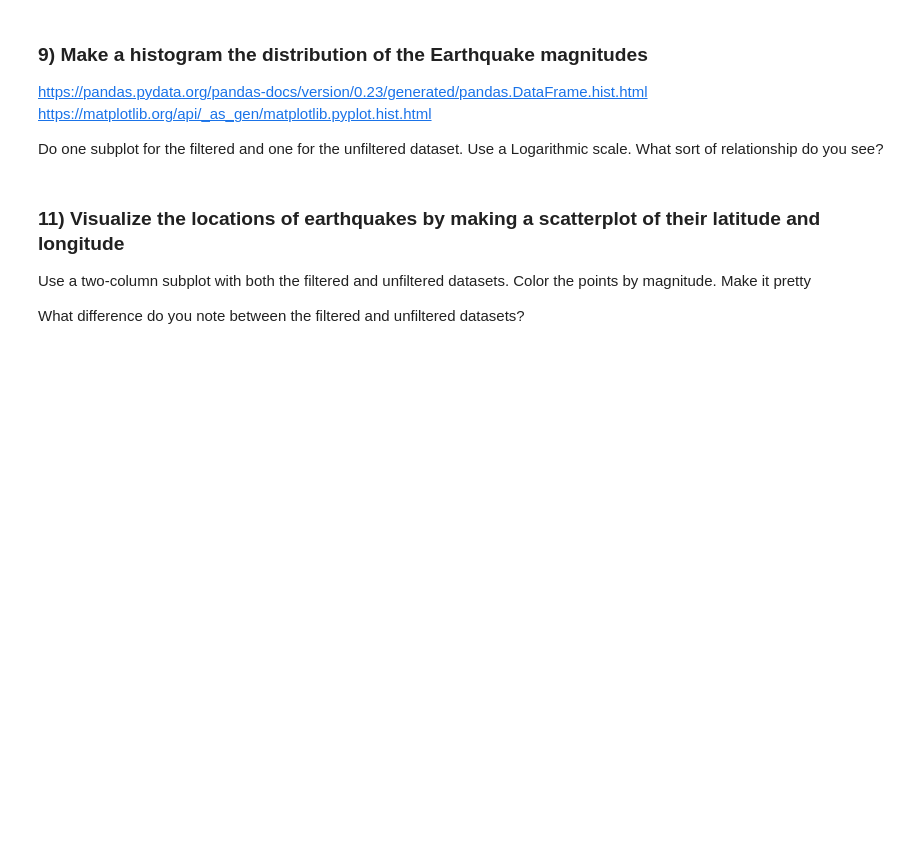
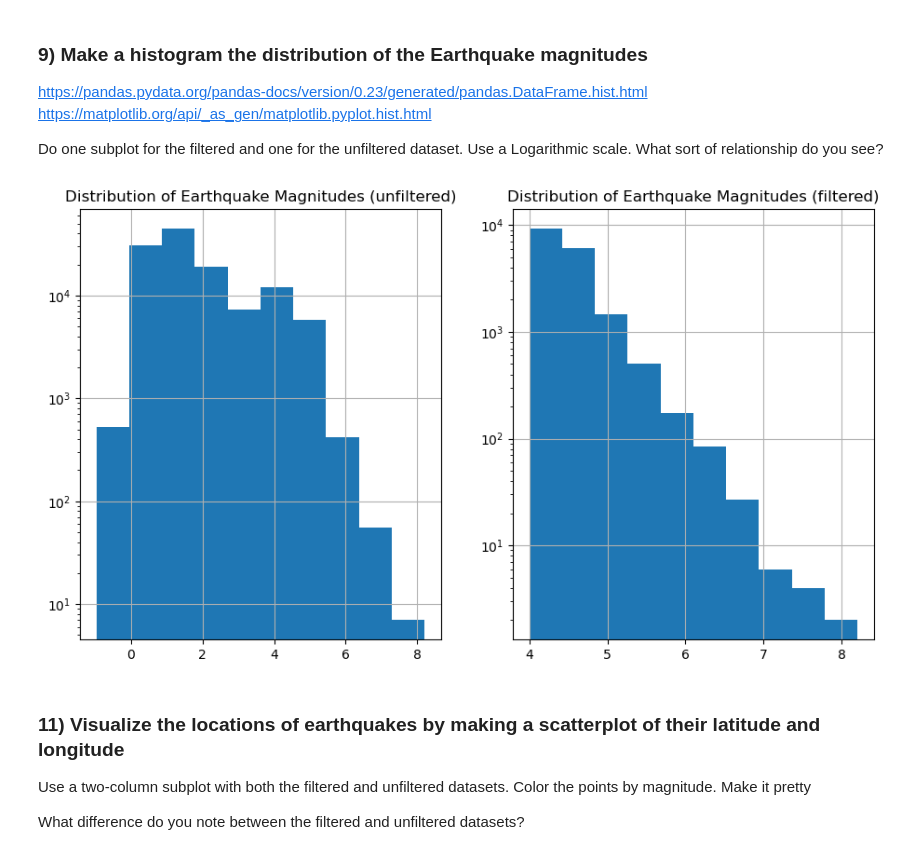
Before and after one commit to ApolloniaArellano/Assignments, a Jupyter notebook: hw5.ipynb, the cells around one changed output. Cells and saved outputs as stored; diff of their text form; code cells hidden in the pictures; blank space fills up the shorter version.

```diff
--- a/hw5.ipynb
+++ b/hw5.ipynb
@@ -140,2 +160,4 @@ https://pandas.pydata.org/pandas-docs/stable/generated/pandas.Series.unique.html
 # %% [markdown]
 ### 7) Create a filtered dataset that only has earthquakes of magnitude 4 or larger and
+# %%
+df_4 = df[df.mag>=4]
@@ -151,6 +188,22 @@ https://matplotlib.org/api/_as_gen/matplotlib.pyplot.hist.html
 
 Do one subplot for the filtered and one for the unfiltered dataset.
 Use a Logarithmic scale. What sort of relationship do you see?
+# %%
+fig = plt.figure(figsize=(11,6))
+
+fig.add_subplot(1,2,1)
+plt.gca().title.set_text('Distribution of Earthquake Magnitudes (unfiltered)')
+df.mag.hist()
+plt.yscale('log')
+
+fig.add_subplot(1,2,2)
+plt.gca().title.set_text('Distribution of Earthquake Magnitudes (filtered)')
+df_4.mag.hist()
+plt.yscale('log')
+
+# Observation: The greater the magnitude (greater than 4), the fewer the amount of earthquakes.
+# %% [output]
+[figure, added]
 # %% [markdown]
 ### 11) Visualize the locations of earthquakes by making a scatterplot of their latitude and longitude
 
```
Also changed, not shown: parts of 7 cells of this notebook.
